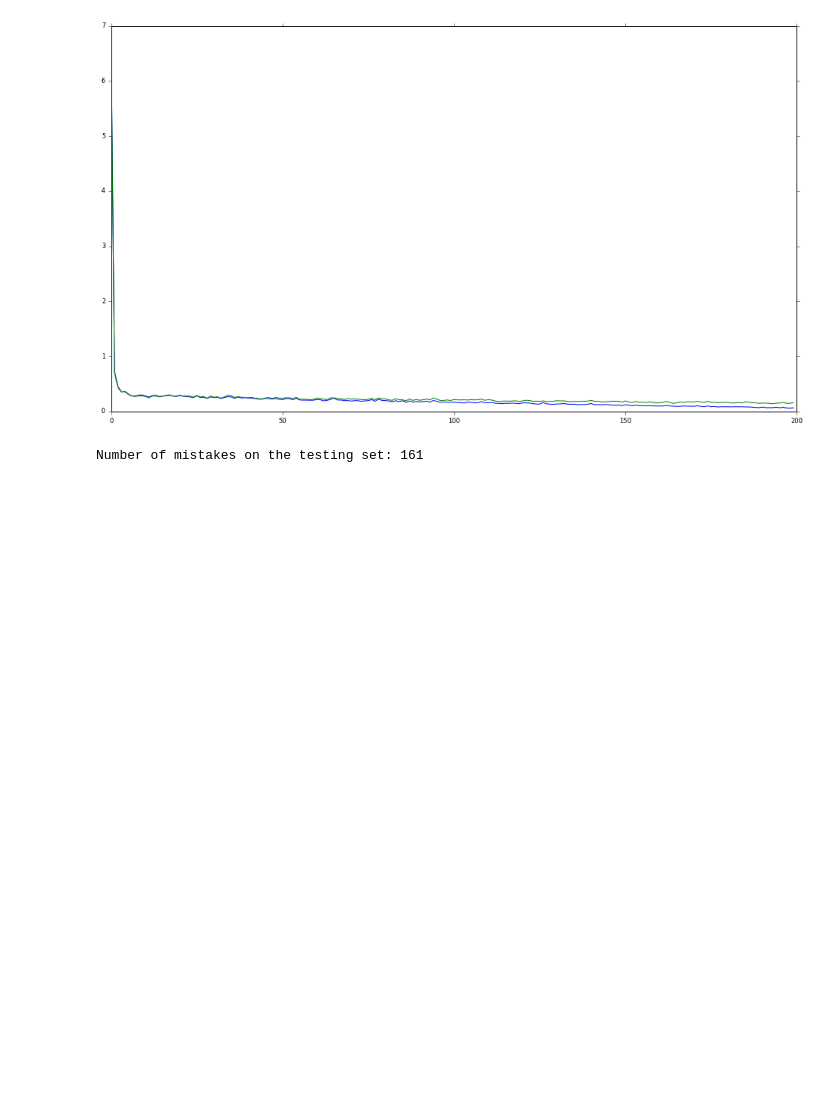
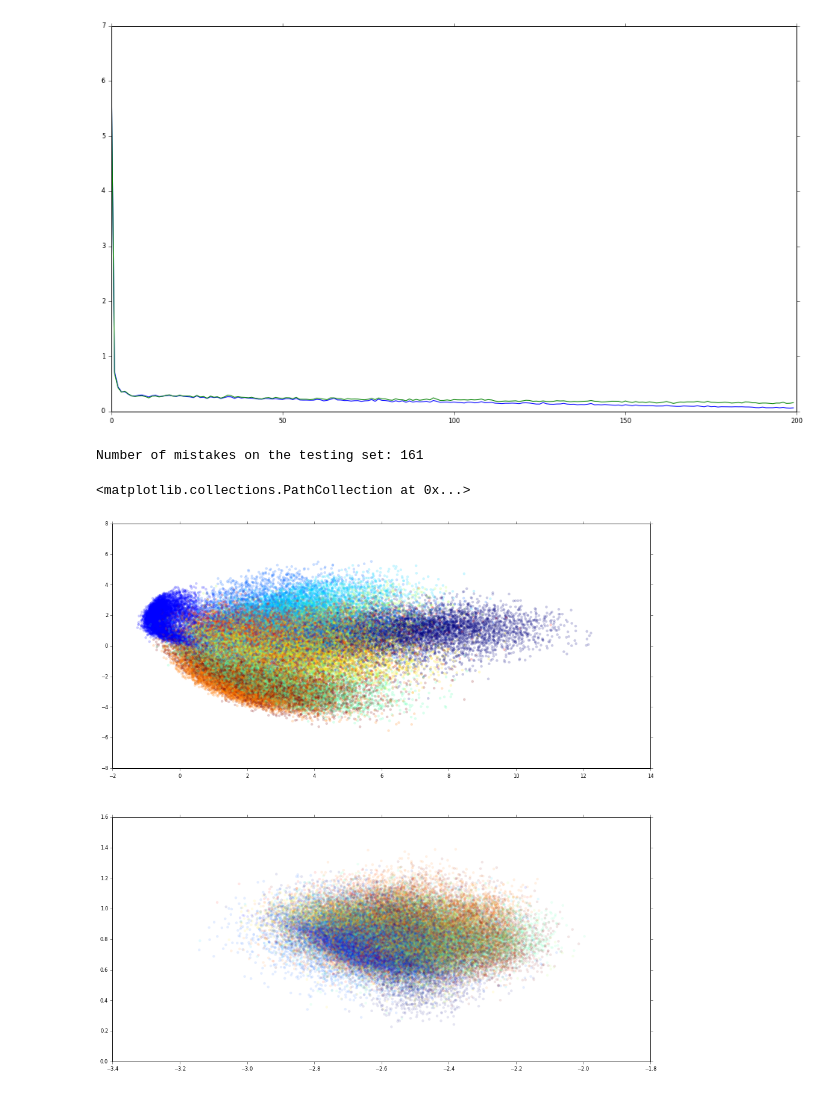
Before and after one commit to breze-no-salt/breze, a Jupyter notebook: notebooks/Charlie Tang's Deep Network with SVM Loss on MNIST.ipynb, the cells around one changed output. Cells and saved outputs as stored; diff of their text form; code cells hidden in the pictures; blank space fills up the shorter version.

```diff
--- a/notebooks/Charlie Tang's Deep Network with SVM Loss on MNIST.ipynb
+++ b/notebooks/Charlie Tang's Deep Network with SVM Loss on MNIST.ipynb
@@ -189,3 +189,16 @@ TY = f_predict(TX)
 print 'Number of mistakes on the testing set:', (TY != TZ.argmax(axis=1)).sum()
 # %% [output]
 Number of mistakes on the testing set: 161
+# %%
+from climin.initialize import randomize_normal
+randomize_normal(m.parameters.data, 0, .1)
+
+fig = plt.figure(figsize=(16, 16))
+ax = fig.add_subplot(211)
+ax.scatter(X[:, 0], X[:, 1], c=Z.argmax(axis=1), lw=0, alpha=.2)
+ax2 = fig.add_subplot(212)
+Y = m.predict(X)
+ax2.scatter(Y[:, 0], Y[:, 1], lw=0, alpha=.1, c=Z.argmax(axis=1), )
+# %% [output]
+<matplotlib.collections.PathCollection at 0x...>
+[figure, added]
```
Also changed, not shown: parts of 1 cell of this notebook, 8 other files.
